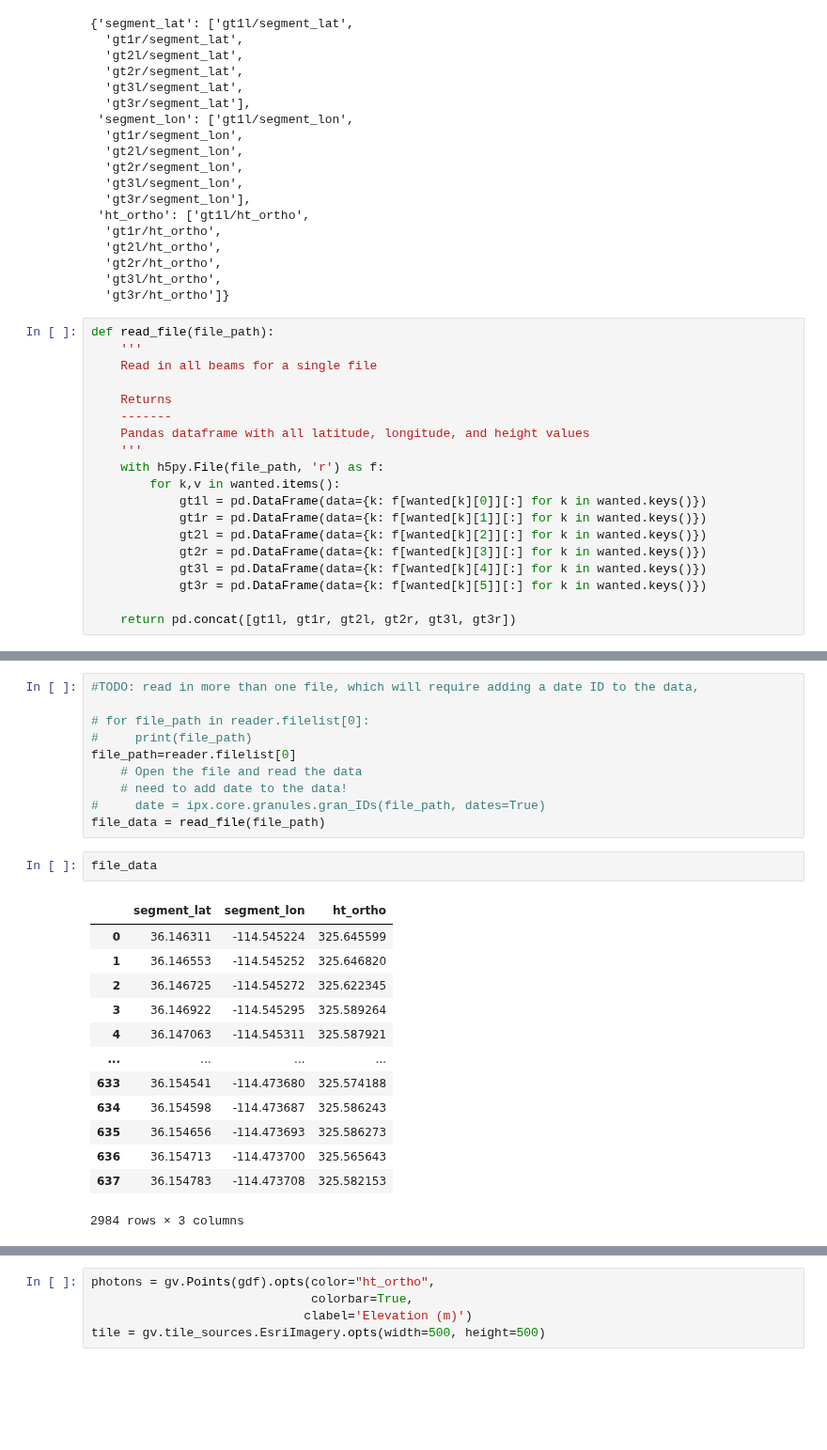
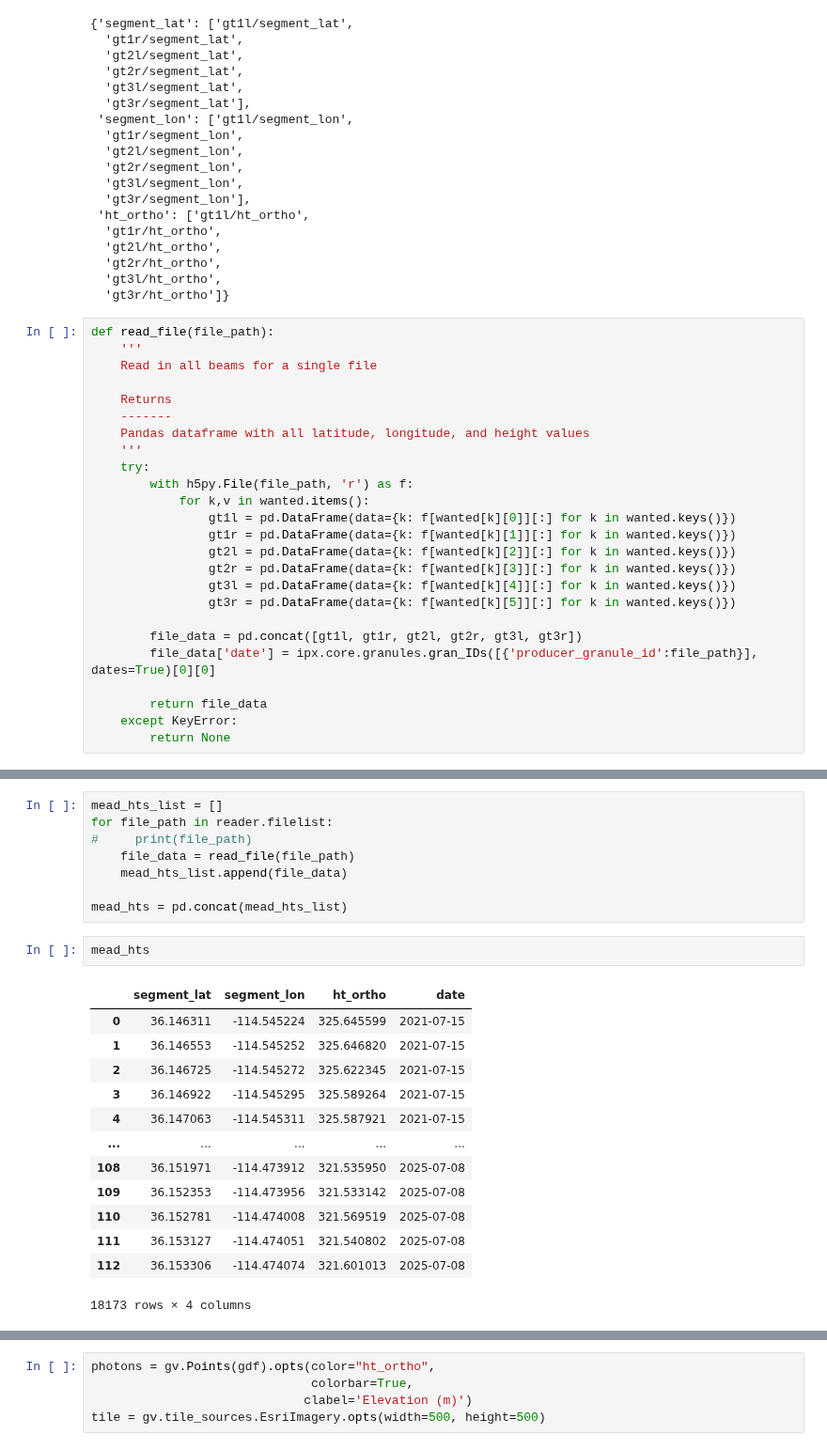
Before and after one commit to icesat2py/icepyx, a Jupyter notebook: doc/source/example_notebooks/IS2_atl13_hydrology.ipynb, the cells around one changed output, grey strips where cells are left out. Shown at 94% size. Drawn from its saved outputs; the diff is of its cells as text; blank space fills up the shorter version.

Commit message:
read in multiple dates

```diff
--- a/doc/source/example_notebooks/IS2_atl13_hydrology.ipynb
+++ b/doc/source/example_notebooks/IS2_atl13_hydrology.ipynb
@@ -165,13 +171,19 @@ def read_file(file_path):
     -------
     Pandas dataframe with all latitude, longitude, and height values
     '''
-    with h5py.File(file_path, 'r') as f:
-        for k,v in wanted.items():
-            gt1l = pd.DataFrame(data={k: f[wanted[k][0]][:] for k in wanted.keys()})
-            gt1r = pd.DataFrame(data={k: f[wanted[k][1]][:] for k in wanted.keys()})
-            gt2l = pd.DataFrame(data={k: f[wanted[k][2]][:] for k in wanted.keys()})
-            gt2r = pd.DataFrame(data={k: f[wanted[k][3]][:] for k in wanted.keys()})
-            gt3l = pd.DataFrame(data={k: f[wanted[k][4]][:] for k in wanted.keys()})
-            gt3r = pd.DataFrame(data={k: f[wanted[k][5]][:] for k in wanted.keys()})
+    try:
+        with h5py.File(file_path, 'r') as f:
+            for k,v in wanted.items():
+                gt1l = pd.DataFrame(data={k: f[wanted[k][0]][:] for k in wanted.keys()})
+                gt1r = pd.DataFrame(data={k: f[wanted[k][1]][:] for k in wanted.keys()})
+                gt2l = pd.DataFrame(data={k: f[wanted[k][2]][:] for k in wanted.keys()})
+                gt2r = pd.DataFrame(data={k: f[wanted[k][3]][:] for k in wanted.keys()})
+                gt3l = pd.DataFrame(data={k: f[wanted[k][4]][:] for k in wanted.keys()})
+                gt3r = pd.DataFrame(data={k: f[wanted[k][5]][:] for k in wanted.keys()})
 
-    return pd.concat([gt1l, gt1r, gt2l, gt2r, gt3l, gt3r])
+        file_data = pd.concat([gt1l, gt1r, gt2l, gt2r, gt3l, gt3r])
+        file_data['date'] = ipx.core.granules.gran_IDs([{'producer_granule_id':file_path}], dates=True)[0][0]
+
+        return file_data
+    except KeyError:
+        return None
@@ -199,27 +190,25 @@ dates
 # %%
-#TODO: read in more than one file, which will require adding a date ID to the data,
+mead_hts_list = []
+for file_path in reader.filelist:
+#     print(file_path)
+    file_data = read_file(file_path)
+    mead_hts_list.append(file_data)
 
-# for file_path in reader.filelist[0]:
-#     print(file_path)
-file_path=reader.filelist[0]
-    # Open the file and read the data
-    # need to add date to the data!
-#     date = ipx.core.granules.gran_IDs(file_path, dates=True)
-file_data = read_file(file_path)
+mead_hts = pd.concat(mead_hts_list)
-# %%
-file_data
-# %% [output]
-|  | segment_lat | segment_lon | ht_ortho |
-| 0 | 36.146311 | -114.545224 | 325.645599 |
-| 1 | 36.146553 | -114.545252 | 325.646820 |
-| 2 | 36.146725 | -114.545272 | 325.622345 |
-| 3 | 36.146922 | -114.545295 | 325.589264 |
-| 4 | 36.147063 | -114.545311 | 325.587921 |
-| ... | ... | ... | ... |
-| 633 | 36.154541 | -114.473680 | 325.574188 |
-| 634 | 36.154598 | -114.473687 | 325.586243 |
-| 635 | 36.154656 | -114.473693 | 325.586273 |
-| 636 | 36.154713 | -114.473700 | 325.565643 |
-| 637 | 36.154783 | -114.473708 | 325.582153 |
-2984 rows × 3 columns
+# %%
+mead_hts
+# %% [output]
+|  | segment_lat | segment_lon | ht_ortho | date |
+| 0 | 36.146311 | -114.545224 | 325.645599 | 2021-07-15 |
+| 1 | 36.146553 | -114.545252 | 325.646820 | 2021-07-15 |
+| 2 | 36.146725 | -114.545272 | 325.622345 | 2021-07-15 |
+| 3 | 36.146922 | -114.545295 | 325.589264 | 2021-07-15 |
+| 4 | 36.147063 | -114.545311 | 325.587921 | 2021-07-15 |
+| ... | ... | ... | ... | ... |
+| 108 | 36.151971 | -114.473912 | 321.535950 | 2025-07-08 |
+| 109 | 36.152353 | -114.473956 | 321.533142 | 2025-07-08 |
+| 110 | 36.152781 | -114.474008 | 321.569519 | 2025-07-08 |
+| 111 | 36.153127 | -114.474051 | 321.540802 | 2025-07-08 |
+| 112 | 36.153306 | -114.474074 | 321.601013 | 2025-07-08 |
+18173 rows × 4 columns
 # %%
```
Also changed, not shown: parts of 5 cells of this notebook.
